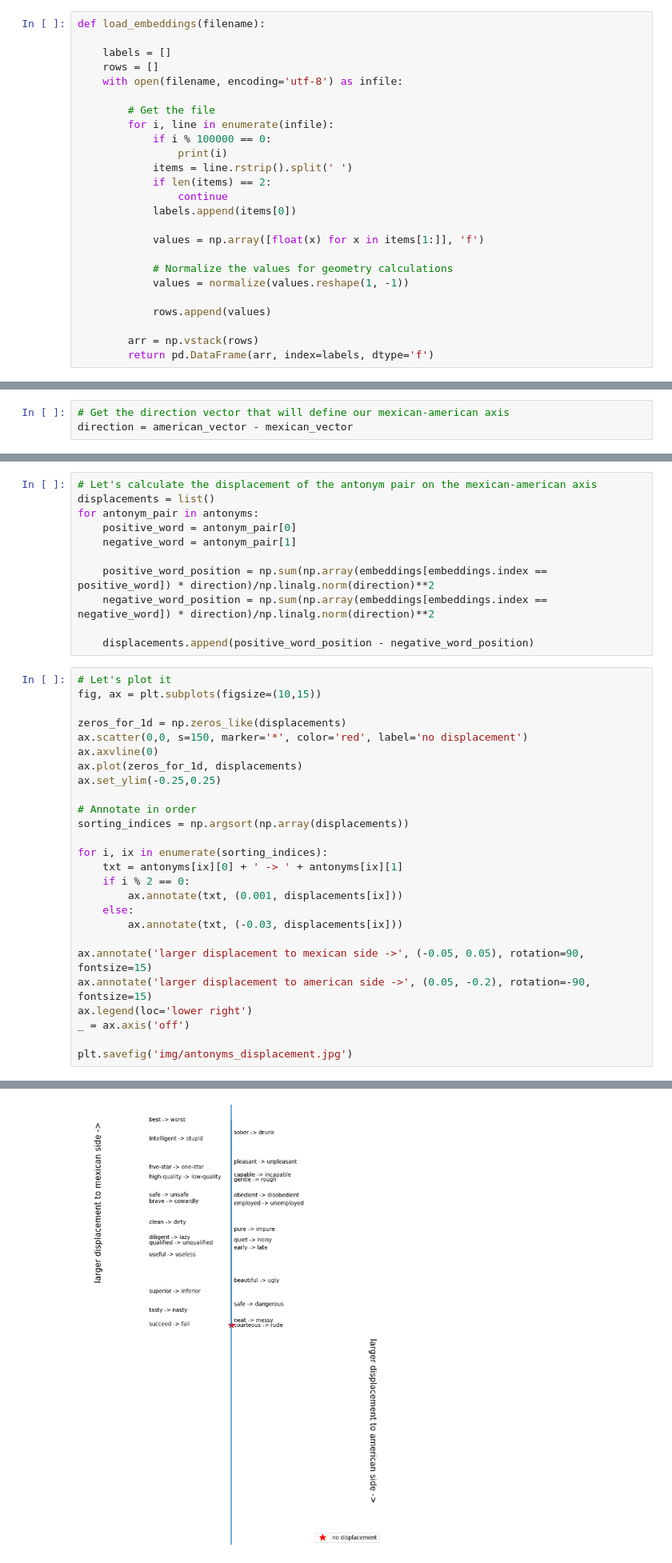
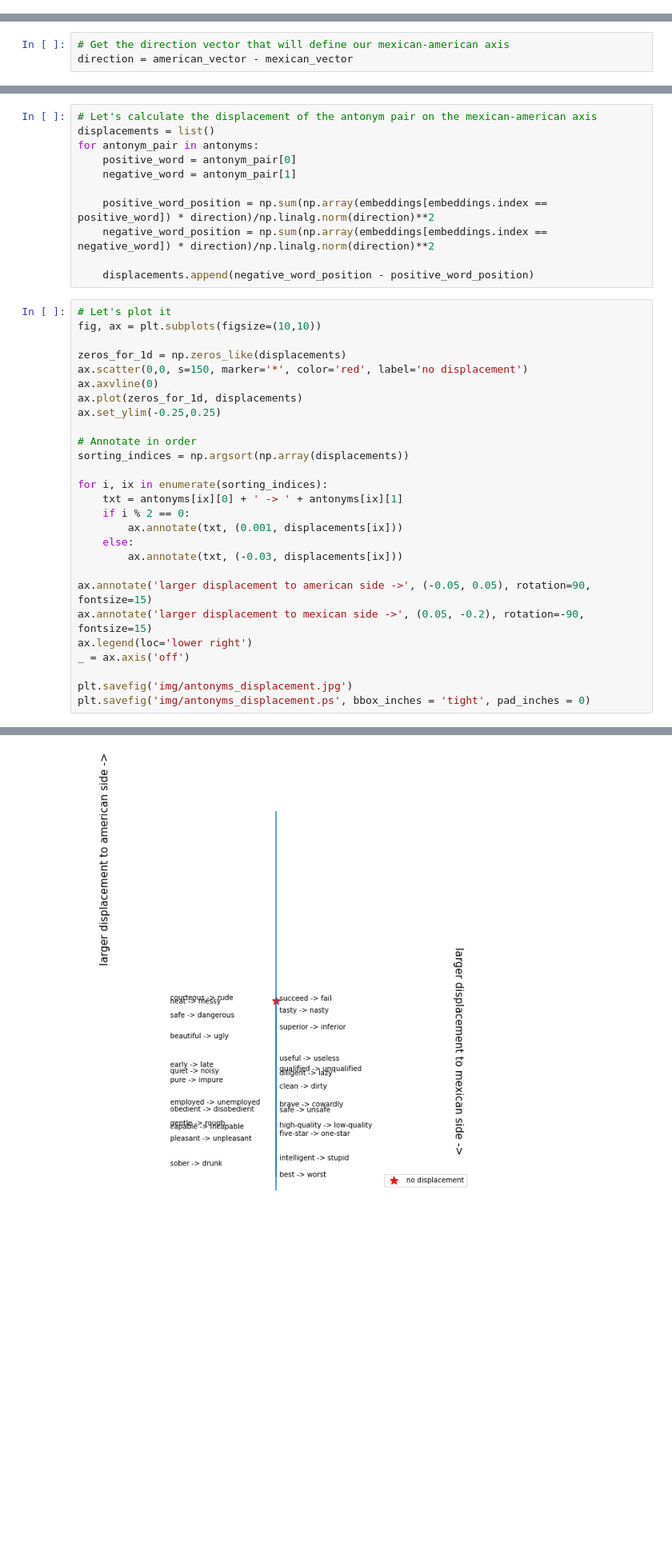
Before and after one commit to acapunay-berkeley/w266_final_project_bias_in_word_embeddings, a Jupyter notebook: antonyms_and_word_vectors.ipynb, the cells around one changed output, grey strips where cells are left out. Shown at 80% size. Drawn from its saved outputs; the diff is of its cells as text; blank space fills up the shorter version.

Commit message:
changed some images plus better organization of code

```diff
--- a/antonyms_and_word_vectors.ipynb
+++ b/antonyms_and_word_vectors.ipynb
@@ -13,28 +11,3 @@ Source: "How to make a racist AI without really trying"
-# %%
-def load_embeddings(filename):
-
-    labels = []
-    rows = []
-    with open(filename, encoding='utf-8') as infile:
-
-        # Get the file
-        for i, line in enumerate(infile):
-            if i % 100000 == 0:
-                print(i)
-            items = line.rstrip().split(' ')
-            if len(items) == 2:
-                continue
-            labels.append(items[0])
-
-            values = np.array([float(x) for x in items[1:]], 'f')
-
-            # Normalize the values for geometry calculations
-            values = normalize(values.reshape(1, -1))
-
-            rows.append(values)
-
-        arr = np.vstack(rows)
-        return pd.DataFrame(arr, index=labels, dtype='f')
 # %% [markdown]
 ## Data In
 # %%
@@ -94,10 +67,10 @@ for antonym_pair in antonyms:
     positive_word_position = np.sum(np.array(embeddings[embeddings.index == positive_word]) * direction)/np.linalg.norm(direction)**2
     negative_word_position = np.sum(np.array(embeddings[embeddings.index == negative_word]) * direction)/np.linalg.norm(direction)**2
 
-    displacements.append(positive_word_position - negative_word_position)
+    displacements.append(negative_word_position - positive_word_position)
 # %%
 # Let's plot it
-fig, ax = plt.subplots(figsize=(10,15))
+fig, ax = plt.subplots(figsize=(10,10))
 
 zeros_for_1d = np.zeros_like(displacements)
 ax.scatter(0,0, s=150, marker='*', color='red', label='no displacement')
@@ -115,10 +88,11 @@ for i, ix in enumerate(sorting_indices):
     else:
         ax.annotate(txt, (-0.03, displacements[ix]))
 
-ax.annotate('larger displacement to mexican side ->', (-0.05, 0.05), rotation=90, fontsize=15)
-ax.annotate('larger displacement to american side ->', (0.05, -0.2), rotation=-90, fontsize=15)
+ax.annotate('larger displacement to american side ->', (-0.05, 0.05), rotation=90, fontsize=15)
+ax.annotate('larger displacement to mexican side ->', (0.05, -0.2), rotation=-90, fontsize=15)
 ax.legend(loc='lower right')
 _ = ax.axis('off')
 
 plt.savefig('img/antonyms_displacement.jpg')
+plt.savefig('img/antonyms_displacement.ps', bbox_inches = 'tight', pad_inches = 0)
 # %% [output]
@@ -125,4 +101,4 @@ plt.savefig('img/antonyms_displacement.jpg')
-[figure, old version]
+[figure, new version]
 # %% [markdown]
 ### Other Antonyms
 # %%
```
Also changed, not shown: parts of 9 cells of this notebook, 18 other files.
